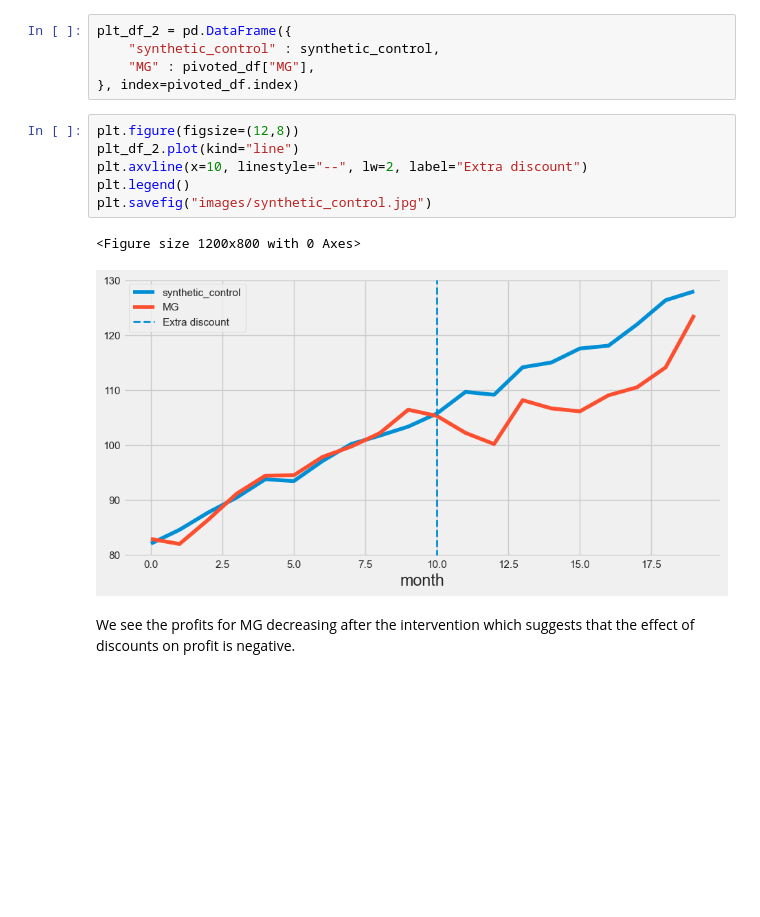
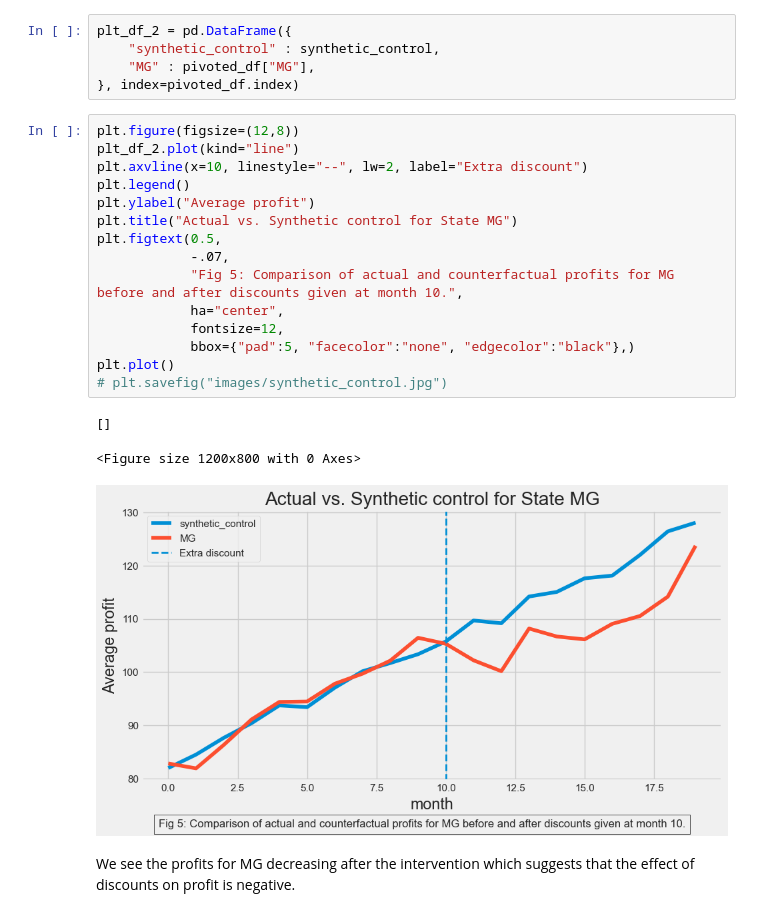
Before and after one commit to GregoryTomy/causal-inference, a Jupyter notebook: 3_diff_in_diff.ipynb, the cells around one changed output. Cells and saved outputs as stored; diff of their text form; blank space fills up the shorter version.

```diff
--- a/3_diff_in_diff.ipynb
+++ b/3_diff_in_diff.ipynb
@@ -428,12 +429,22 @@ plt_df_2 = pd.DataFrame({
 # %%
 plt.figure(figsize=(12,8))
 plt_df_2.plot(kind="line")
 plt.axvline(x=10, linestyle="--", lw=2, label="Extra discount")
 plt.legend()
-plt.savefig("images/synthetic_control.jpg")
+plt.ylabel("Average profit")
+plt.title("Actual vs. Synthetic control for State MG")
+plt.figtext(0.5,
+            -.07,
+            "Fig 5: Comparison of actual and counterfactual profits for MG before and after discounts given at month 10.",
+            ha="center",
+            fontsize=12,
+            bbox={"pad":5, "facecolor":"none", "edgecolor":"black"},)
+plt.plot()
+# plt.savefig("images/synthetic_control.jpg")
 # %% [output]
-<Figure size 1200x800 with 0 Axes>
+[]
+<Figure size 1200x800 with 0 Axes>
-[figure, old version]
+[figure, new version]
 # %% [markdown]
 We see the profits for MG decreasing after the intervention which suggests that the effect of discounts on profit is negative.
 # %%
```
Also changed, not shown: parts of 2 cells of this notebook, 14 other files.
